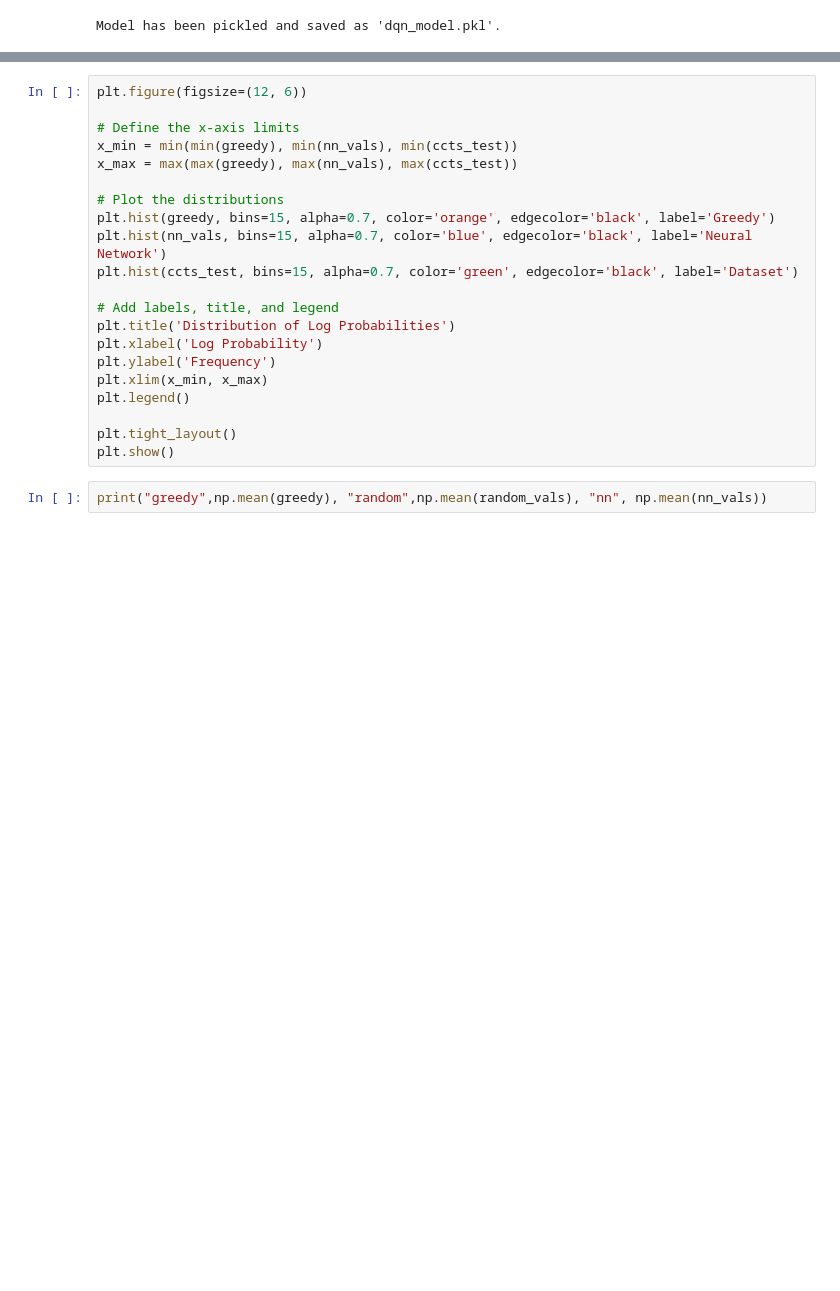
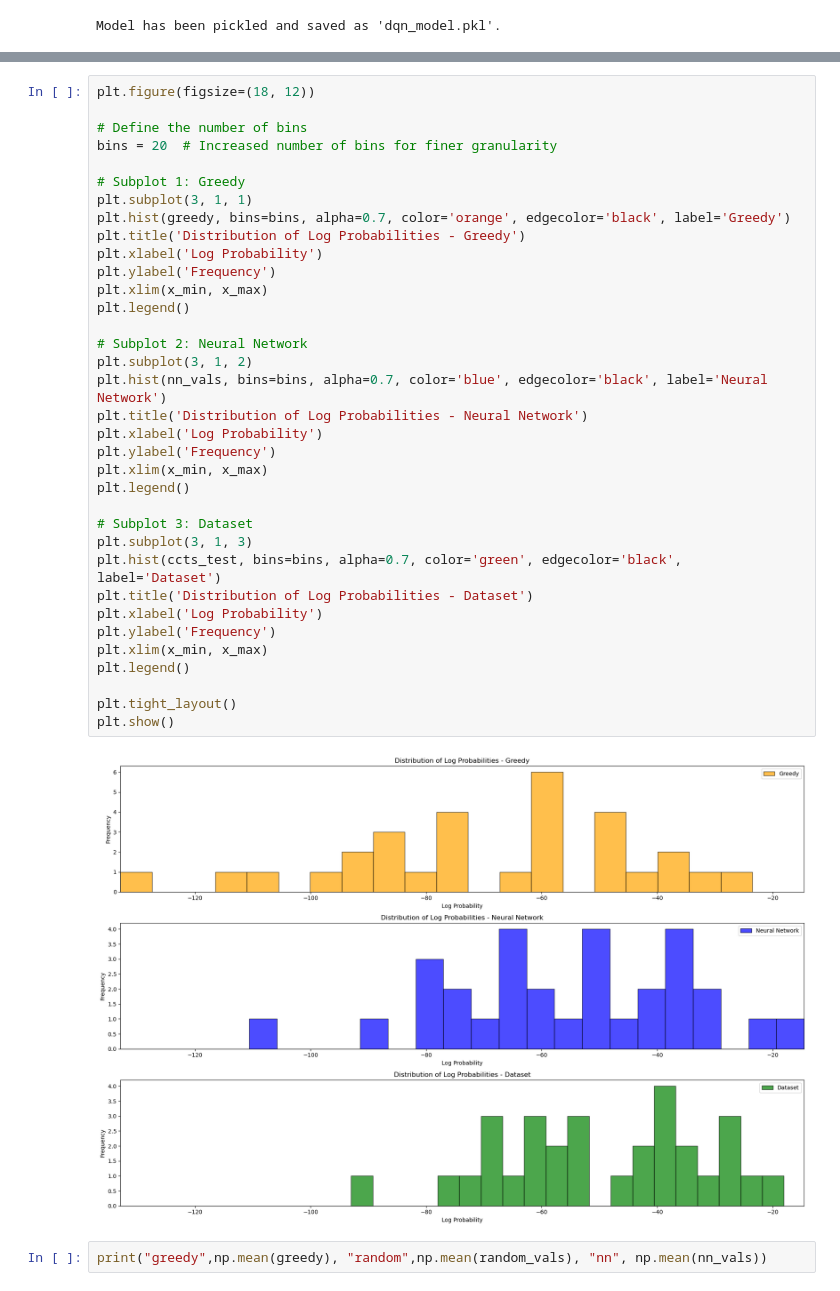
Before and after one commit to tmac1335/RL-PCFG-Jazz-Harmonies, a Jupyter notebook: src/main.ipynb, the cells around one changed output, grey strips where cells are left out. Cells and saved outputs as stored; diff of their text form; blank space fills up the shorter version.

```diff
--- a/src/main.ipynb
+++ b/src/main.ipynb
@@ -483,24 +139,40 @@ greedy -70.93052233737082 random -156.85230196836204 nn -69.78374981813262
 # %%
-plt.figure(figsize=(12, 6))
+plt.figure(figsize=(18, 12))
 
-# Define the x-axis limits
-x_min = min(min(greedy), min(nn_vals), min(ccts_test))
-x_max = max(max(greedy), max(nn_vals), max(ccts_test))
+# Define the number of bins
+bins = 20  # Increased number of bins for finer granularity
 
-# Plot the distributions
-plt.hist(greedy, bins=15, alpha=0.7, color='orange', edgecolor='black', label='Greedy')
-plt.hist(nn_vals, bins=15, alpha=0.7, color='blue', edgecolor='black', label='Neural Network')
-plt.hist(ccts_test, bins=15, alpha=0.7, color='green', edgecolor='black', label='Dataset')
+# Subplot 1: Greedy
+plt.subplot(3, 1, 1)
+plt.hist(greedy, bins=bins, alpha=0.7, color='orange', edgecolor='black', label='Greedy')
+plt.title('Distribution of Log Probabilities - Greedy')
+plt.xlabel('Log Probability')
+plt.ylabel('Frequency')
+plt.xlim(x_min, x_max)
+plt.legend()
 
-# Add labels, title, and legend
-plt.title('Distribution of Log Probabilities')
+# Subplot 2: Neural Network
+plt.subplot(3, 1, 2)
+plt.hist(nn_vals, bins=bins, alpha=0.7, color='blue', edgecolor='black', label='Neural Network')
+plt.title('Distribution of Log Probabilities - Neural Network')
+plt.xlabel('Log Probability')
+plt.ylabel('Frequency')
+plt.xlim(x_min, x_max)
+plt.legend()
+
+# Subplot 3: Dataset
+plt.subplot(3, 1, 3)
+plt.hist(ccts_test, bins=bins, alpha=0.7, color='green', edgecolor='black', label='Dataset')
+plt.title('Distribution of Log Probabilities - Dataset')
 plt.xlabel('Log Probability')
 plt.ylabel('Frequency')
 plt.xlim(x_min, x_max)
 plt.legend()
 
 plt.tight_layout()
 plt.show()
+# %% [output]
+[figure, added]
 # %%
 print("greedy",np.mean(greedy), "random",np.mean(random_vals), "nn", np.mean(nn_vals))
 # %% [output]
```
Also changed, not shown: parts of 24 cells of this notebook, 7 other files.
